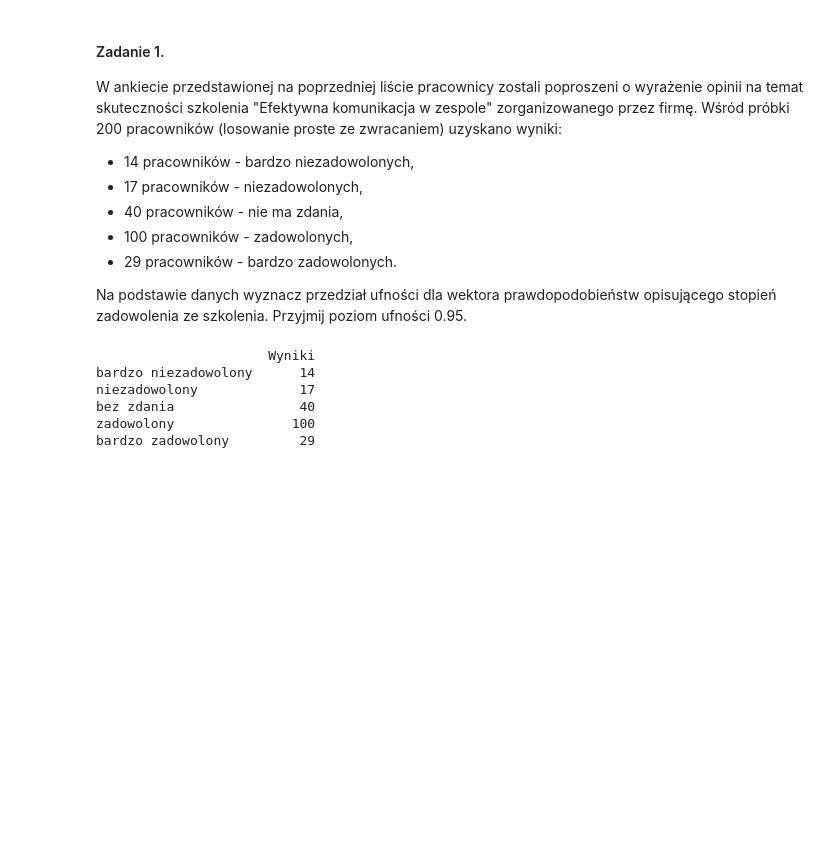
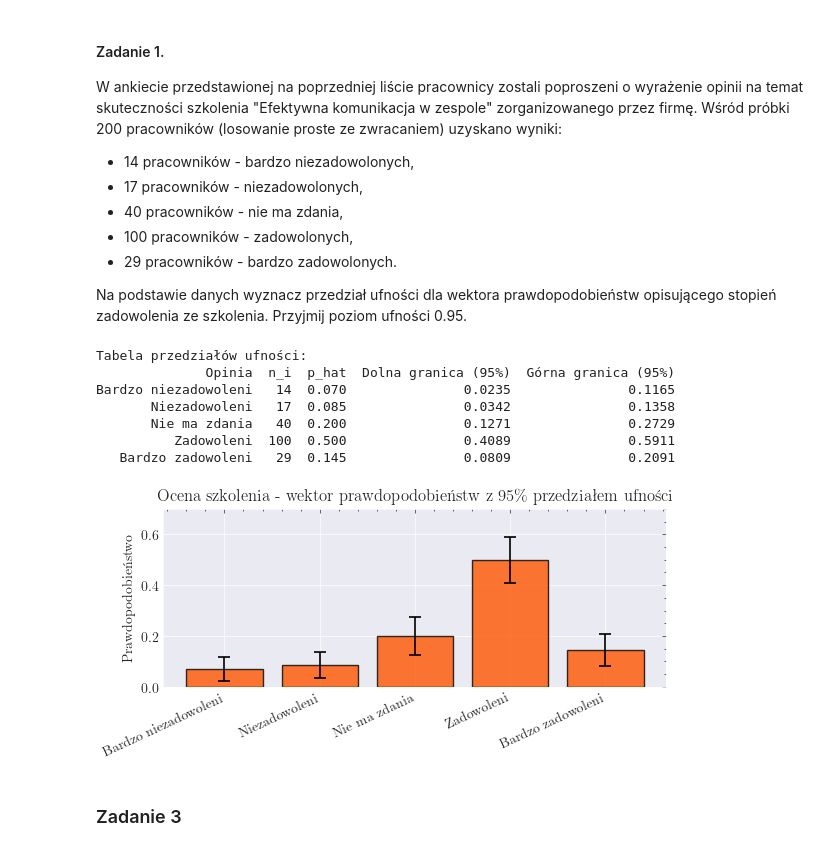
Before and after one commit to amiedzinska/ada-sprawko2, a Jupyter notebook: projekt_nieparzyste.ipynb, the cells around one changed output. Cells and saved outputs as stored; diff of their text form; code cells hidden in the pictures; blank space fills up the shorter version.

```diff
--- a/projekt_nieparzyste.ipynb
+++ b/projekt_nieparzyste.ipynb
@@ -24,14 +24,72 @@ W ankiecie przedstawionej na poprzedniej liście pracownicy zostali poproszeni o
 
 Na podstawie danych wyznacz przedział ufności dla wektora prawdopodobieństw opisującego stopień zadowolenia ze szkolenia. Przyjmij poziom ufności 0.95.
 # %%
-wyniki = pd.DataFrame(np.array([14, 17, 40, 100, 29]), columns=['Wyniki'], index = ["bardzo niezadowolony", "niezadowolony", "bez zdania", "zadowolony", "bardzo zadowolony"])
+# --- Dane z Zadania 1 ---
+n = 200
+counts = np.array([14, 17, 40, 100, 29])
+k = len(counts) # liczba kategorii (5)
+labels = [
+    'Bardzo niezadowoleni',
+    'Niezadowoleni',
+    'Nie ma zdania',
+    'Zadowoleni',
+    'Bardzo zadowoleni'
+]
 
-print(wyniki)
+# 1. Frakcje z próby (estymatory punktowe)
+p_hat = counts / n
+
+# 2. Kwantyl rozkładu normalnego z poprawką Bonferroniego
+alpha = 0.05
+# Dzielimy poziom istotności przez k, by uzyskać jednoczesny przedział dla całego wektora
+z_val = scipy.stats.norm.ppf(1 - alpha / (2 * k))
+
+# 3. Błąd standardowy i margines błędu
+se = np.sqrt((p_hat * (1 - p_hat)) / n)
+margin_of_error = z_val * se
+
+# 4. Dolna i górna granica (przycinamy do [0, 1] dla pewności)
+ci_lower = np.maximum(0, p_hat - margin_of_error)
+ci_upper = np.minimum(1, p_hat + margin_of_error)
+
+# --- Podsumowanie w tabeli Pandas ---
+df_results = pd.DataFrame({
+    'Opinia': labels,
+    'n_i': counts,
+    'p_hat': p_hat,
+    'Dolna granica (95%)': ci_lower.round(4),
+    'Górna granica (95%)': ci_upper.round(4)
+})
+
+print("Tabela przedziałów ufności:")
+print(df_results.to_string(index=False))
+
+# --- Wykres ---
+fig, ax = plt.subplots(figsize=figsize)
+
+# Słupki z wąsami błędu (error bars)
+x_pos = np.arange(k)
+ax.bar(x_pos, p_hat, yerr=margin_of_error, capsize=4,
+       color=new_orange, edgecolor='black', alpha=0.8,
+       error_kw={'elinewidth': 1.2, 'capthick': 1.2})
+
+ax.set_ylabel('Prawdopodobieństwo')
+ax.set_title('Ocena szkolenia - wektor prawdopodobieństw z 95\% przedziałem ufności')
+ax.set_xticks(x_pos)
+ax.set_xticklabels(labels, rotation=25, ha='right')
+ax.set_ylim(0, 0.7) # Ustawione sztywno by ładnie zmieścić wąsy
+
+plt.tight_layout()
+plt.show()
 # %% [output]
-                      Wyniki
-bardzo niezadowolony      14
-niezadowolony             17
-bez zdania                40
-zadowolony               100
-bardzo zadowolony         29
+Tabela przedziałów ufności:
+              Opinia  n_i  p_hat  Dolna granica (95%)  Górna granica (95%)
+Bardzo niezadowoleni   14  0.070               0.0235               0.1165
+       Niezadowoleni   17  0.085               0.0342               0.1358
+       Nie ma zdania   40  0.200               0.1271               0.2729
+          Zadowoleni  100  0.500               0.4089               0.5911
+   Bardzo zadowoleni   29  0.145               0.0809               0.2091
+[figure, added]
+# %% [markdown]
+### Zadanie 3
 # %%
```
Also changed, not shown: parts of 10 cells of this notebook, 6 other files.
